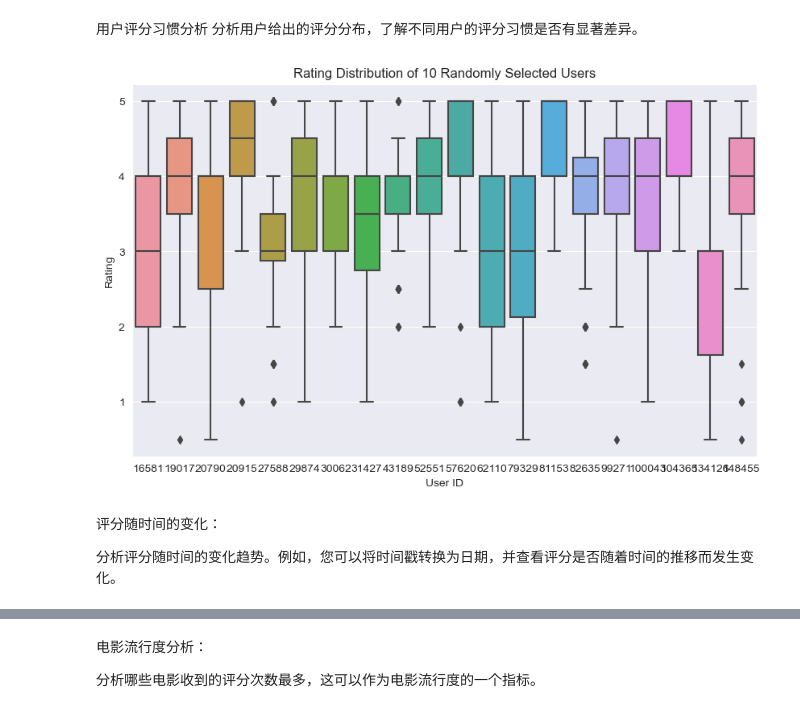
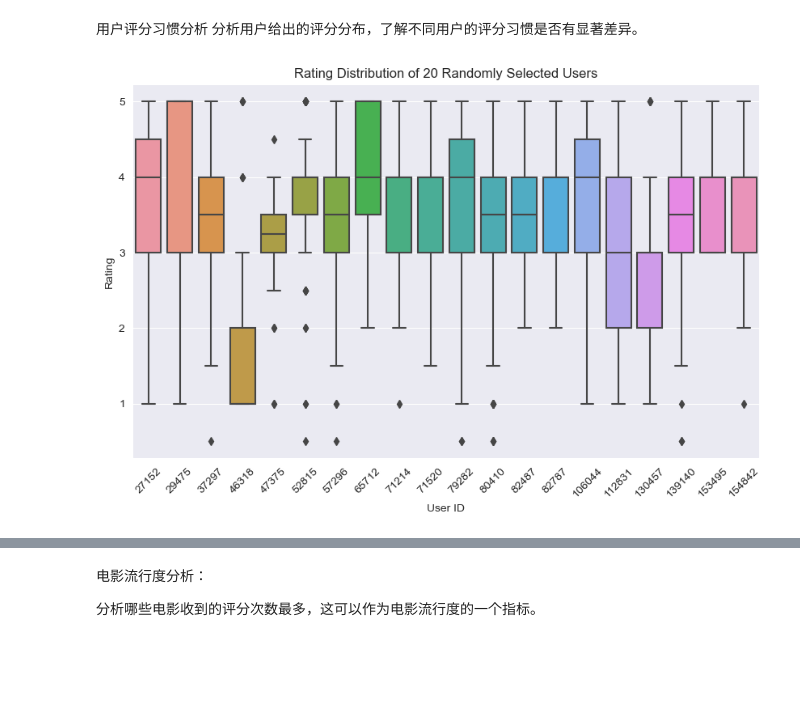
Before and after one commit to GDistories/Spark_Performance_Analysis_MovieLen, a Jupyter notebook: Task1.ipynb, the cells around one changed output, grey strips where cells are left out. Cells and saved outputs as stored; diff of their text form; code cells hidden in the pictures; blank space fills up the shorter version.

```diff
--- a/Task1.ipynb
+++ b/Task1.ipynb
@@ -59,20 +42,17 @@ plt.show()
 # %%
 # 随机选择20名用户
 sample_users = np.random.choice(ratings_df['userId'].unique(), 20, replace=False)
 
 # 获取这些用户的评分数据
 sample_ratings = ratings_df[ratings_df['userId'].isin(sample_users)]
 
 # 创建箱线图
 plt.figure(figsize=(10, 6))
 sns.boxplot(x='userId', y='rating', data=sample_ratings)
-plt.title('Rating Distribution of 10 Randomly Selected Users')
+plt.title('Rating Distribution of 20 Randomly Selected Users')
 plt.xlabel('User ID')
 plt.ylabel('Rating')
+plt.xticks(rotation=45)
 plt.show()
 # %% [output]
-[figure, old version]
+[figure, new version]
-# %% [markdown]
-评分随时间的变化：
-
-分析评分随时间的变化趋势。例如，您可以将时间戳转换为日期，并查看评分是否随着时间的推移而发生变化。
```
Also changed, not shown: parts of 35 cells of this notebook.
